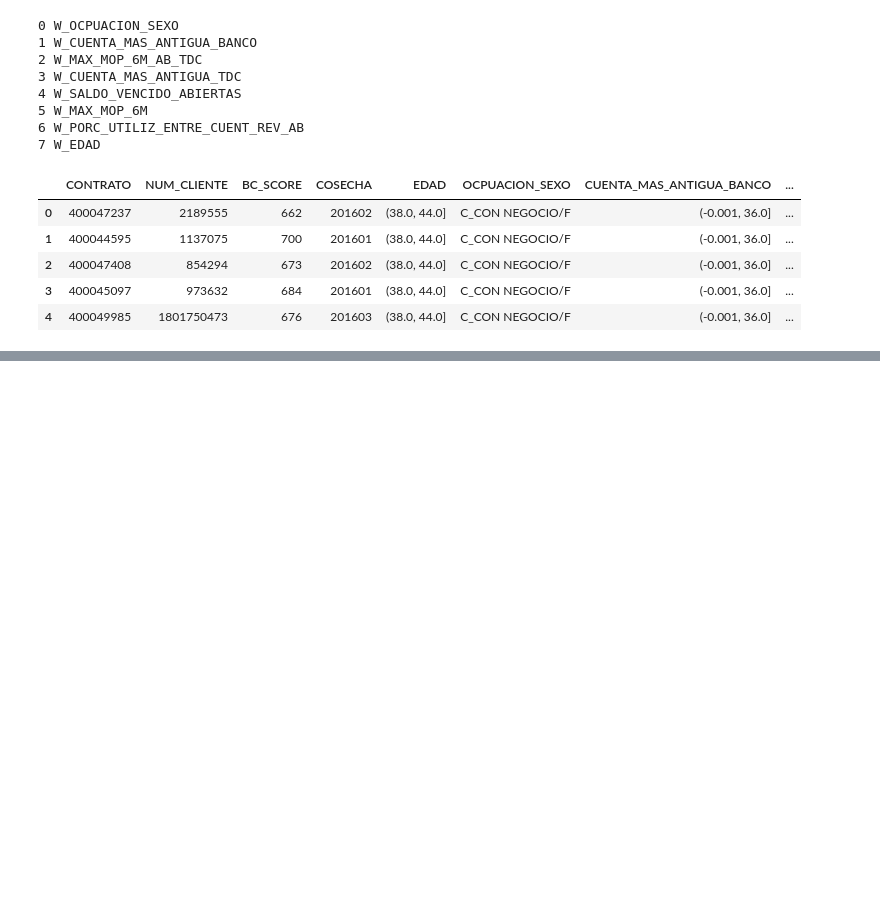
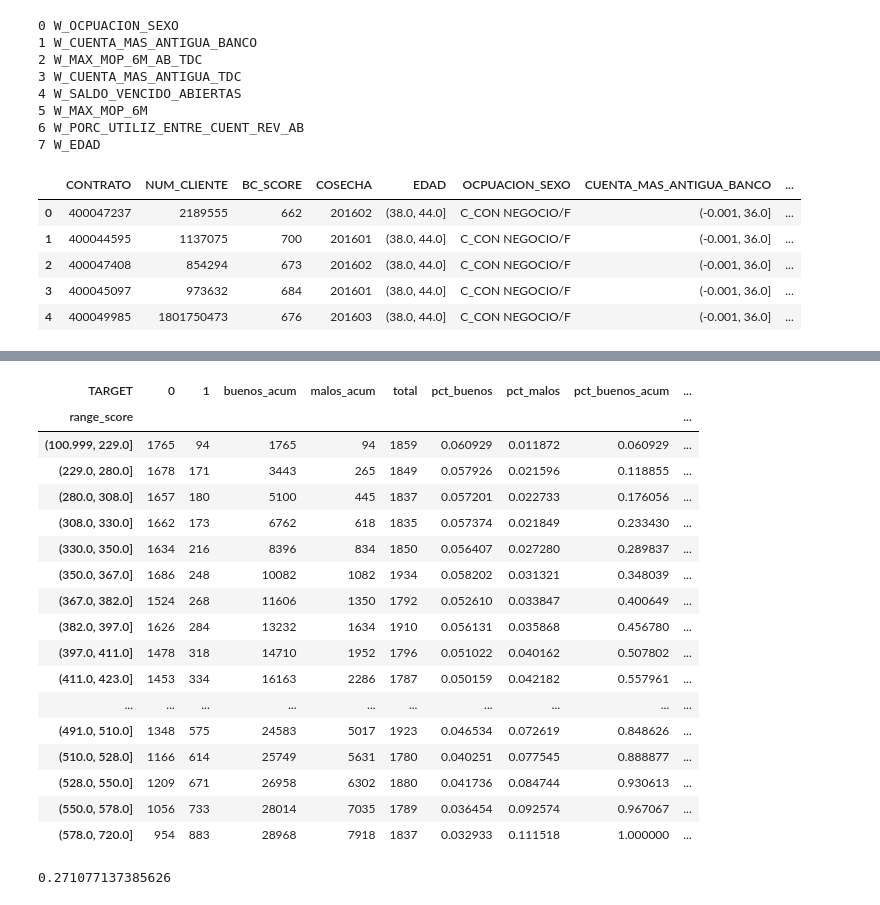
Before and after one commit to MarcoBrac/Test, a Jupyter notebook: test3_hit.ipynb, the cells around one changed output, grey strips where cells are left out. Drawn from its saved outputs; the diff is of its cells as text; code cells hidden in the pictures; blank space fills up the shorter version.

```diff
--- a/test3_hit.ipynb
+++ b/test3_hit.ipynb
@@ -293,0 +359,61 @@ df2.head()
+# %%
+##score bins
+
+num_bins = 20
+df2['range_score'] = pd.qcut(df2['total_score'],num_bins, duplicates = 'drop' ).astype(str)
+# %%
+aux_scr = df2[['range_score','TARGET']].copy()
+aux_scr['n']= 1
+
+aux_scr = aux_scr.pivot_table(index= 'range_score' , columns = 'TARGET' , aggfunc = 'count')
+
+aux_scr.columns = aux_scr.columns.droplevel()
+
+aux_scr.reset_index()
+
+
+aux_scr['buenos_acum'] = aux_scr[0].cumsum()
+aux_scr['malos_acum'] = aux_scr[1].cumsum()
+
+aux_scr['total'] = aux_scr[0]+aux_scr[1]
+
+aux_scr['pct_buenos'] = aux_scr[0] /aux_scr[0].sum()
+aux_scr['pct_malos']  = aux_scr[1] /aux_scr[1].sum()
+
+aux_scr['pct_buenos_acum'] = aux_scr['buenos_acum'] /aux_scr[0].sum()
+aux_scr['pct_malos_acum']  = aux_scr['malos_acum'] /aux_scr[1].sum()
+
+
+aux_scr['pct_total'] =aux_scr['total'] /aux_scr['total'].sum()
+
+aux_scr['odds'] =aux_scr[0] /aux_scr[1]
+
+aux_scr['br'] =aux_scr[1] /aux_scr['total']
+
+aux_scr['ks_aux'] = aux_scr['pct_buenos_acum'] - aux_scr['pct_malos_acum']
+
+aux_scr
+# %% [output]
+| TARGET | 0 | 1 | buenos_acum | malos_acum | total | pct_buenos | pct_malos | pct_buenos_acum | ... |
+| range_score |  |  |  |  |  |  |  |  | ... |
+| (100.999, 229.0] | 1765 | 94 | 1765 | 94 | 1859 | 0.060929 | 0.011872 | 0.060929 | ... |
+| (229.0, 280.0] | 1678 | 171 | 3443 | 265 | 1849 | 0.057926 | 0.021596 | 0.118855 | ... |
+| (280.0, 308.0] | 1657 | 180 | 5100 | 445 | 1837 | 0.057201 | 0.022733 | 0.176056 | ... |
+| (308.0, 330.0] | 1662 | 173 | 6762 | 618 | 1835 | 0.057374 | 0.021849 | 0.233430 | ... |
+| (330.0, 350.0] | 1634 | 216 | 8396 | 834 | 1850 | 0.056407 | 0.027280 | 0.289837 | ... |
+| (350.0, 367.0] | 1686 | 248 | 10082 | 1082 | 1934 | 0.058202 | 0.031321 | 0.348039 | ... |
+| (367.0, 382.0] | 1524 | 268 | 11606 | 1350 | 1792 | 0.052610 | 0.033847 | 0.400649 | ... |
+| (382.0, 397.0] | 1626 | 284 | 13232 | 1634 | 1910 | 0.056131 | 0.035868 | 0.456780 | ... |
+| (397.0, 411.0] | 1478 | 318 | 14710 | 1952 | 1796 | 0.051022 | 0.040162 | 0.507802 | ... |
+| (411.0, 423.0] | 1453 | 334 | 16163 | 2286 | 1787 | 0.050159 | 0.042182 | 0.557961 | ... |
+| ... | ... | ... | ... | ... | ... | ... | ... | ... | ... |
+| (491.0, 510.0] | 1348 | 575 | 24583 | 5017 | 1923 | 0.046534 | 0.072619 | 0.848626 | ... |
+| (510.0, 528.0] | 1166 | 614 | 25749 | 5631 | 1780 | 0.040251 | 0.077545 | 0.888877 | ... |
+| (528.0, 550.0] | 1209 | 671 | 26958 | 6302 | 1880 | 0.041736 | 0.084744 | 0.930613 | ... |
+| (550.0, 578.0] | 1056 | 733 | 28014 | 7035 | 1789 | 0.036454 | 0.092574 | 0.967067 | ... |
+| (578.0, 720.0] | 954 | 883 | 28968 | 7918 | 1837 | 0.032933 | 0.111518 | 1.000000 | ... |
+# %%
+ks = aux_scr['ks_aux'].max()
+print(ks)
+# %% [output]
+0.271077137385626
```
Also changed, not shown: parts of 7 cells of this notebook.
